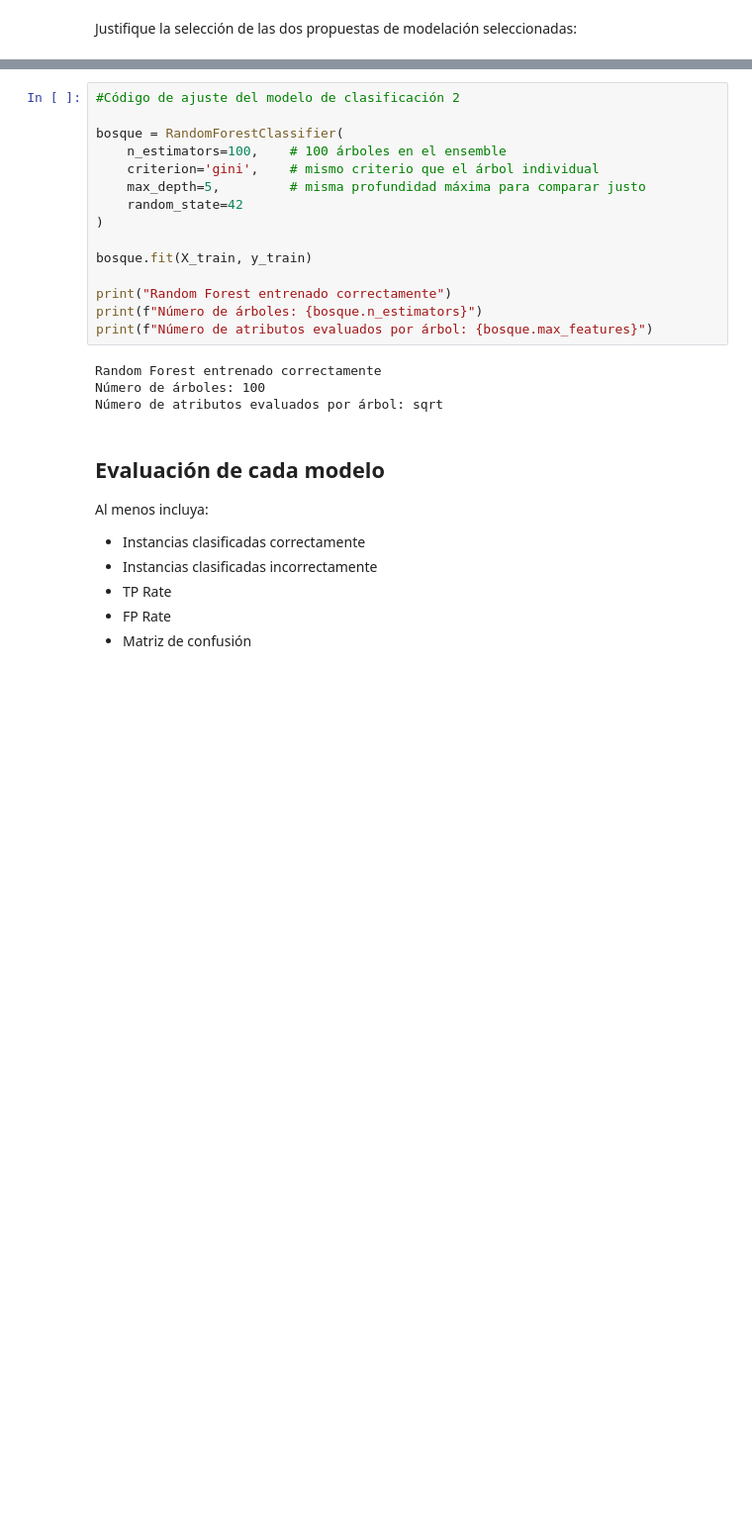
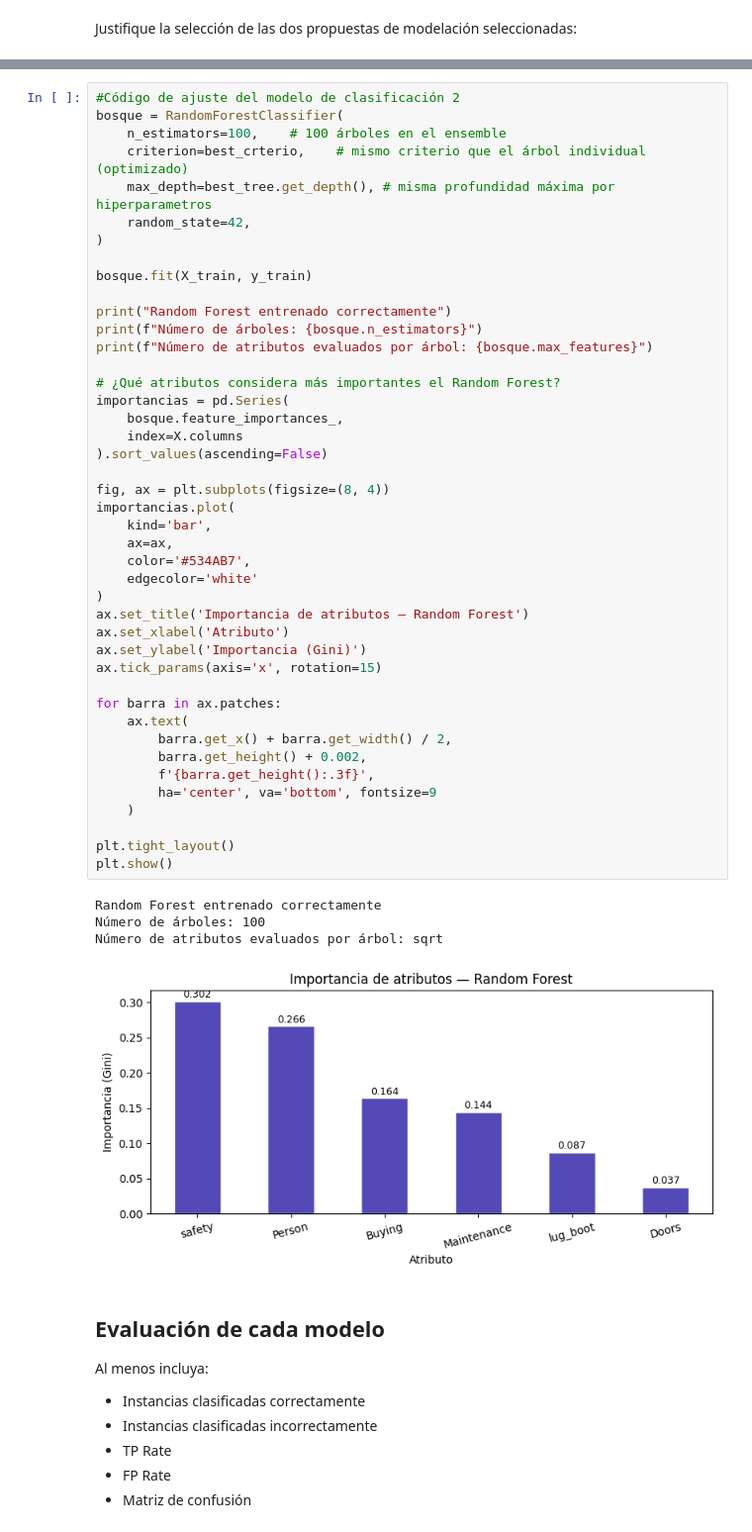
Before and after one commit to Nicolas0611/decision-tree-py, a Jupyter notebook: MUAVDM_TIA_Actividad 1_NotebookBase.ipynb, the cells around one changed output, grey strips where cells are left out. Shown at 99% size. Cells and saved outputs as stored; diff of their text form; blank space fills up the shorter version.

```diff
--- a/MUAVDM_TIA_Actividad 1_NotebookBase.ipynb
+++ b/MUAVDM_TIA_Actividad 1_NotebookBase.ipynb
@@ -348,22 +363,51 @@ Número de hojas: 13
 # %%
 #Código de ajuste del modelo de clasificación 2
-
 bosque = RandomForestClassifier(
     n_estimators=100,    # 100 árboles en el ensemble
-    criterion='gini',    # mismo criterio que el árbol individual
-    max_depth=5,         # misma profundidad máxima para comparar justo
-    random_state=42
+    criterion=best_crterio,    # mismo criterio que el árbol individual (optimizado)
+    max_depth=best_tree.get_depth(), # misma profundidad máxima por hiperparametros
+    random_state=42,
 )
 
 bosque.fit(X_train, y_train)
 
 print("Random Forest entrenado correctamente")
 print(f"Número de árboles: {bosque.n_estimators}")
 print(f"Número de atributos evaluados por árbol: {bosque.max_features}")
+
+# ¿Qué atributos considera más importantes el Random Forest?
+importancias = pd.Series(
+    bosque.feature_importances_,
+    index=X.columns
+).sort_values(ascending=False)
+
+fig, ax = plt.subplots(figsize=(8, 4))
+importancias.plot(
+    kind='bar',
+    ax=ax,
+    color='#534AB7',
+    edgecolor='white'
+)
+ax.set_title('Importancia de atributos — Random Forest')
+ax.set_xlabel('Atributo')
+ax.set_ylabel('Importancia (Gini)')
+ax.tick_params(axis='x', rotation=15)
+
+for barra in ax.patches:
+    ax.text(
+        barra.get_x() + barra.get_width() / 2,
+        barra.get_height() + 0.002,
+        f'{barra.get_height():.3f}',
+        ha='center', va='bottom', fontsize=9
+    )
+
+plt.tight_layout()
+plt.show()
 # %% [output]
 Random Forest entrenado correctamente
 Número de árboles: 100
 Número de atributos evaluados por árbol: sqrt
+[figure, added]
 # %% [markdown]
 ## Evaluación de cada modelo
 
```
Also changed, not shown: parts of 7 cells of this notebook.
